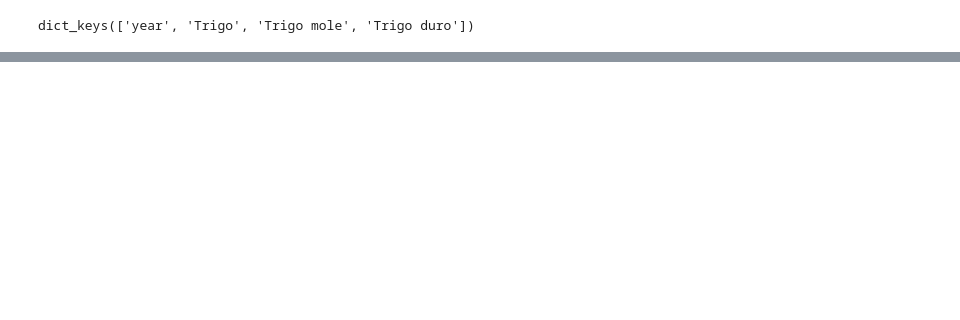
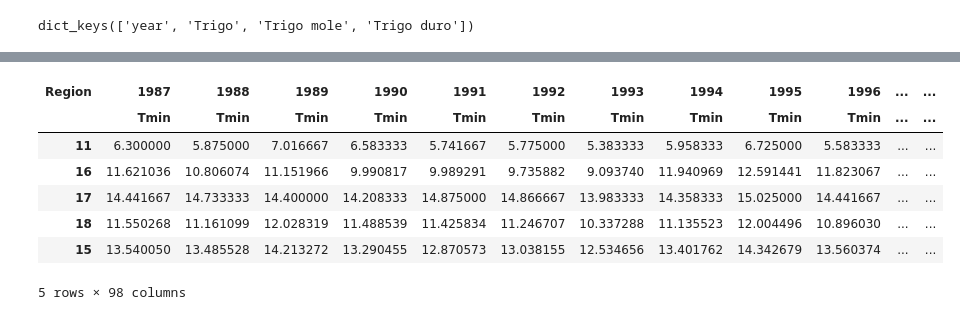
Before and after one commit to JoaoAnt42/Course, a Jupyter notebook: Data Scientist Fundamentals/ProductionLoader.ipynb, the cells around one changed output, grey strips where cells are left out. Saved outputs shown, nothing was run; the diff lists cells and outputs as text; code cells hidden in the pictures; blank space fills up the shorter version.

```diff
--- a/Data Scientist Fundamentals/ProductionLoader.ipynb
+++ b/Data Scientist Fundamentals/ProductionLoader.ipynb
@@ -325,0 +374,12 @@ plt.show()
+# %%
+data_sum = pd.concat([ipma["Tmin"], ipma["Tmax"], ipma["Prec"]], axis = 1)
+data_sum
+# %% [output]
+| Region | 1987 | 1988 | 1989 | 1990 | 1991 | 1992 | 1993 | 1994 | 1995 | 1996 | ... | ... |
+|  | Tmin | Tmin | Tmin | Tmin | Tmin | Tmin | Tmin | Tmin | Tmin | Tmin | ... | ... |
+| 11 | 6.300000 | 5.875000 | 7.016667 | 6.583333 | 5.741667 | 5.775000 | 5.383333 | 5.958333 | 6.725000 | 5.583333 | ... | ... |
+| 16 | 11.621036 | 10.806074 | 11.151966 | 9.990817 | 9.989291 | 9.735882 | 9.093740 | 11.940969 | 12.591441 | 11.823067 | ... | ... |
+| 17 | 14.441667 | 14.733333 | 14.400000 | 14.208333 | 14.875000 | 14.866667 | 13.983333 | 14.358333 | 15.025000 | 14.441667 | ... | ... |
+| 18 | 11.550268 | 11.161099 | 12.028319 | 11.488539 | 11.425834 | 11.246707 | 10.337288 | 11.135523 | 12.004496 | 10.896030 | ... | ... |
+| 15 | 13.540050 | 13.485528 | 14.213272 | 13.290455 | 12.870573 | 13.038155 | 12.534656 | 13.401762 | 14.342679 | 13.560374 | ... | ... |
+5 rows × 98 columns
```
Also changed, not shown: parts of 18 cells of this notebook, 8 other files.
